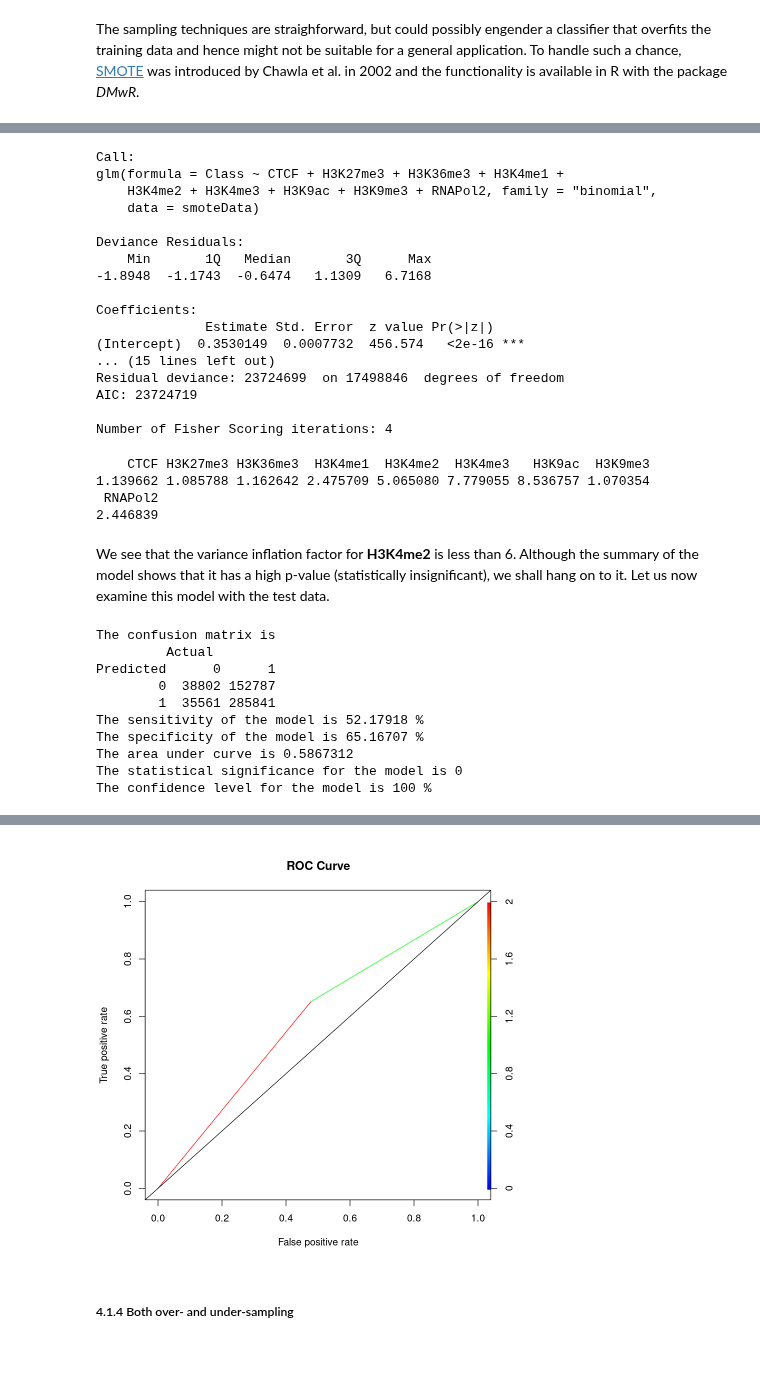
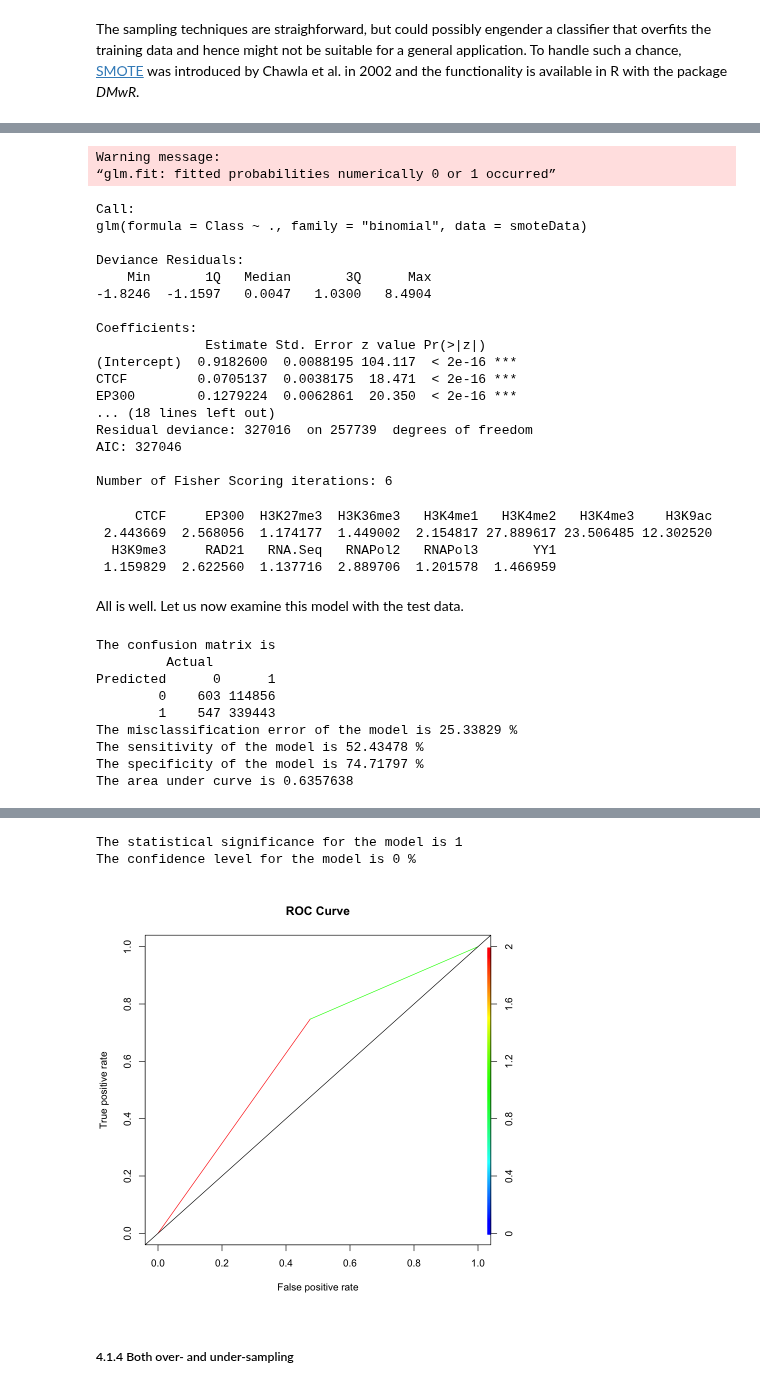
Before and after one commit to shauryajauhari/transcriptionFactoriesGREG, a Jupyter notebook: MachineLearning/LogisticRegressionK562GREG.ipynb, the cells around one changed output, grey strips where cells are left out. Cells and saved outputs as stored; diff of their text form; code cells hidden in the pictures; blank space fills up the shorter version.

```diff
--- a/MachineLearning/LogisticRegressionK562GREG.ipynb
+++ b/MachineLearning/LogisticRegressionK562GREG.ipynb
@@ -408,7 +458,7 @@ The sampling techniques are straighforward, but could possibly engender a classi
 
 train$Class <- as.factor(train$Class)
 
-smoteData <- SMOTE(Class ~., train, perc.over = 5000, k = 5, perc.under = 100)
+smoteData <- SMOTE(Class ~., train, perc.over = 5000, k = 5, perc.under = 102)
 
 table(smoteData$Class)
 # %% [output]
@@ -417,32 +469,32 @@ table(smoteData$Class)
 # %%
-imr90modelSMOTE <- glm(formula = Class ~ CTCF + H3K27me3 + H3K36me3 + H3K4me1 + H3K4me2 + H3K4me3 + H3K9ac + H3K9me3 + RNAPol2,
+k562modelSMOTE <- glm(formula = Class ~ .,
                     data = smoteData,
                     family = "binomial")
-summary(imr90modelSMOTE)
+summary(k562modelSMOTE)
 # %% [output]
-Call:
-glm(formula = Class ~ CTCF + H3K27me3 + H3K36me3 + H3K4me1 +
-    H3K4me2 + H3K4me3 + H3K9ac + H3K9me3 + RNAPol2, family = "binomial",
-    data = smoteData)
-
-Deviance Residuals:
-    Min       1Q   Median       3Q      Max
--1.8948  -1.1743  -0.6474   1.1309   6.7168
-
-Coefficients:
-              Estimate Std. Error  z value Pr(>|z|)
-(Intercept)  0.3530149  0.0007732  456.574   <2e-16 ***
-... (15 lines left out)
-Residual deviance: 23724699  on 17498846  degrees of freedom
-AIC: 23724719
-
-Number of Fisher Scoring iterations: 4
+Warning message:
+“glm.fit: fitted probabilities numerically 0 or 1 occurred”
+Call:
+glm(formula = Class ~ ., family = "binomial", data = smoteData)
+
+Deviance Residuals:
+    Min       1Q   Median       3Q      Max
+-1.8246  -1.1597   0.0047   1.0300   8.4904
+
+Coefficients:
+              Estimate Std. Error z value Pr(>|z|)
+(Intercept)  0.9182600  0.0088195 104.117  < 2e-16 ***
+CTCF         0.0705137  0.0038175  18.471  < 2e-16 ***
+EP300        0.1279224  0.0062861  20.350  < 2e-16 ***
+... (18 lines left out)
+Residual deviance: 327016  on 257739  degrees of freedom
+AIC: 327046
+
+Number of Fisher Scoring iterations: 6
 # %%
-vif(imr90modelSMOTE)
+vif(k562modelSMOTE)
 # %% [output]
-    CTCF H3K27me3 H3K36me3  H3K4me1  H3K4me2  H3K4me3   H3K9ac  H3K9me3
-1.139662 1.085788 1.162642 2.475709 5.065080 7.779055 8.536757 1.070354
- RNAPol2
-2.446839
+     CTCF     EP300  H3K27me3  H3K36me3   H3K4me1   H3K4me2   H3K4me3    H3K9ac
+ 2.443669  2.568056  1.174177  1.449002  2.154817 27.889617 23.506485 12.302520
+  H3K9me3     RAD21   RNA.Seq   RNAPol2   RNAPol3       YY1
+ 1.159829  2.622560  1.137716  2.889706  1.201578  1.466959
-# %% [markdown]
-We see that the variance inflation factor for **H3K4me2** is less than 6. Although the summary of the model shows that it has a high p-value (statistically insignificant), we shall hang on to it. Let us now examine this model with the test data.
@@ -452,17 +501,17 @@ prediction_probabilities_testSMOTE <- ifelse(yTestSMOTE > 0.5, 1, 0)
+# %% [markdown]
+All is well. Let us now examine this model with the test data.
 # %%
 ## Load a manually curated function 'modelPerformance()' to ascertain model performance
 ## Trace the function definition in the parent folder
 
-source("modelPerformance.R")
-modelPerformance(imr90modelSMOTE, test, test$Class)
+modelPerformance(k562modelSMOTE, test, test$Class)
 # %% [output]
 The confusion matrix is
          Actual
 Predicted      0      1
-        0  38802 152787
-        1  35561 285841
-The sensitivity of the model is 52.17918 %
-The specificity of the model is 65.16707 %
-The area under curve is 0.5867312
-The statistical significance for the model is 0
-The confidence level for the model is 100 %
+        0    603 114856
+        1    547 339443
+The misclassification error of the model is 25.33829 %
+The sensitivity of the model is 52.43478 %
+The specificity of the model is 74.71797 %
+The area under curve is 0.6357638
@@ -469,4 +520,6 @@ The confidence level for the model is 100 %
+The statistical significance for the model is 1
+The confidence level for the model is 0 %
-[figure, old version]
+[figure, new version]
 # %% [markdown]
 ##### <a id=link9> 4.1.4 Both over- and under-sampling </a>
 # %% [markdown]
```
Also changed, not shown: parts of 72 cells of this notebook.
